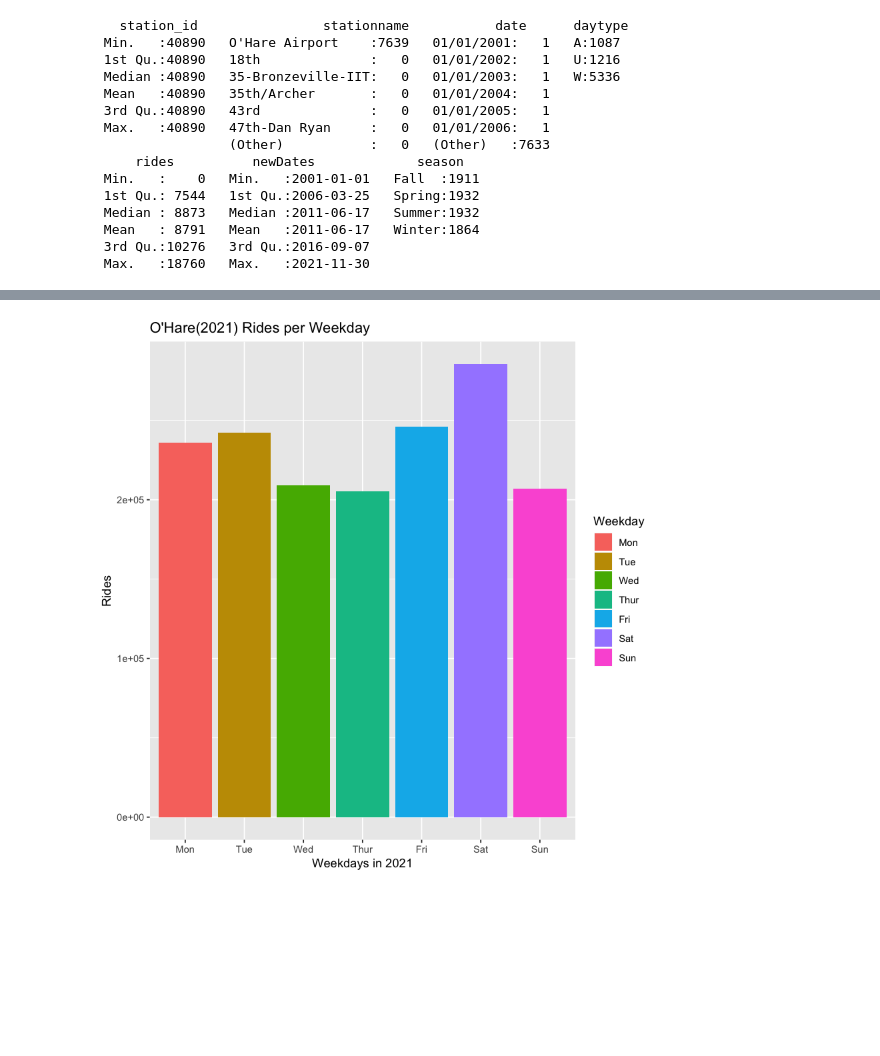
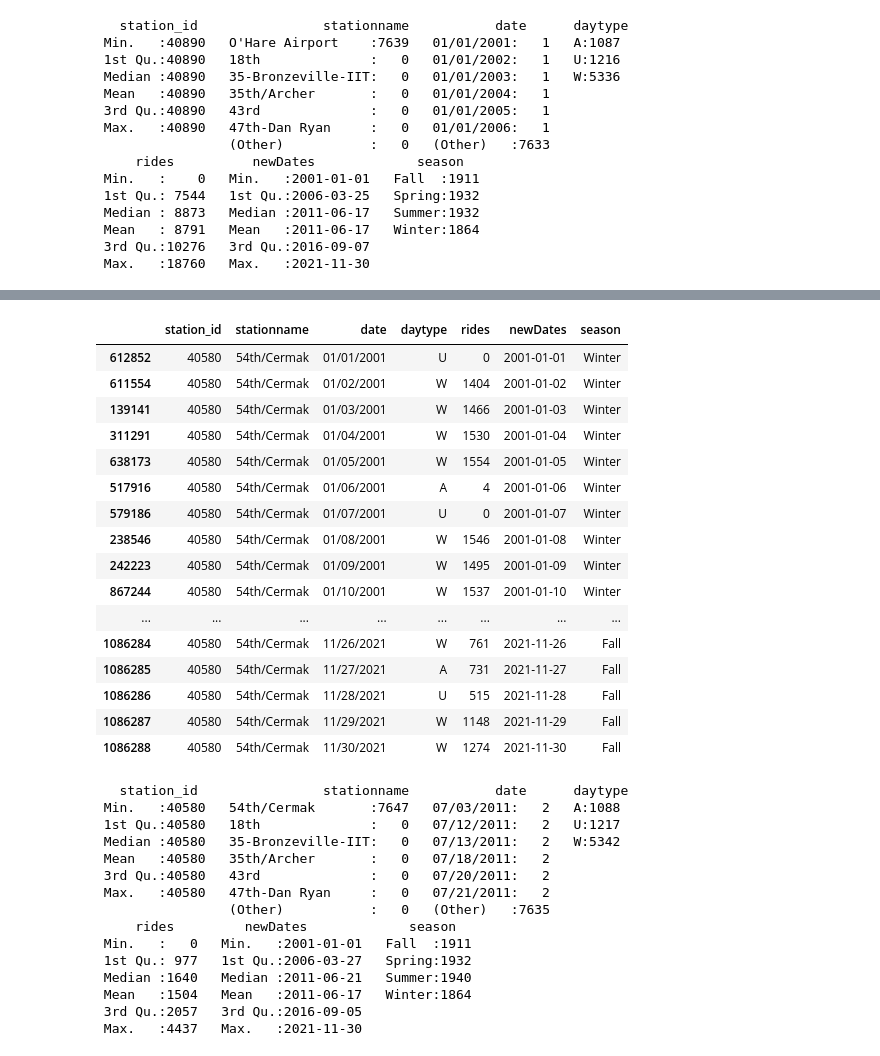
Before and after one commit to kaowayne8/424_CTA_STOP, a Jupyter notebook: TestR.ipynb, the cells around one changed output, grey strips where cells are left out. Saved outputs shown, nothing was run; the diff lists cells and outputs as text; code cells hidden in the pictures; blank space fills up the shorter version.

```diff
--- a/TestR.ipynb
+++ b/TestR.ipynb
@@ -367,14 +245,45 @@ ohare2021_plot_month
-# %%
-#O'Hare each day of the week in 2021
-#Maybe color by during school year / covid
-weekDayLimit = c(1,2,3,4,5,6,7)
-weekDayLabel <- c("Mon", "Tue", "Wed", "Thur", "Fri", "Sat", "Sun")
-ohare2021_plot_weekday<-ggplot(data=ohare2021, aes(factor(wday(ohare2021$newDates)), ohare2021$rides, fill=factor(wday(ohare2021$newDates)))) +
-    geom_bar(stat="identity") +
-    labs(x = "Weekdays in 2021", y = "Rides", title = "O'Hare(2021) Rides per Weekday", fill="Weekday") +
-    scale_x_discrete(limit = weekDayLimit, labels=weekDayLabel) +
-    scale_fill_discrete(name = "Weekday", labels = weekDayLabel)
-
-ohare2021_plot_weekday
-# %% [output]
-[figure, removed]
+# %%
+cermak <- subset(cta, stationname == "54th/Cermak")
+cermak <- cermak[order(as.Date(cermak$newDates, format="%y-%m-%d")),]
+cermak$season[month(cermak$newDates) == 3 | month(cermak$newDates) == 4 | month(cermak$newDates) == 5 ] <- "Spring"
+cermak$season[month(cermak$newDates) == 6 | month(cermak$newDates) == 7 | month(cermak$newDates) == 8 ] <- "Summer"
+cermak$season[month(cermak$newDates) == 9 | month(cermak$newDates) == 10 | month(cermak$newDates) == 11 ] <- "Fall"
+cermak$season[month(cermak$newDates) == 12 | month(cermak$newDates) == 1 | month(cermak$newDates) == 2 ] <- "Winter"
+cermak$season <- factor(cermak$season)
+
+cermak
+summary(cermak)
+write.table(cermak, file='cermak.tsv', quote=FALSE, sep='\t', col.names = NA)
+# %% [output]
+|  | station_id | stationname | date | daytype | rides | newDates | season |
+| 612852 | 40580 | 54th/Cermak | 01/01/2001 | U | 0 | 2001-01-01 | Winter |
+| 611554 | 40580 | 54th/Cermak | 01/02/2001 | W | 1404 | 2001-01-02 | Winter |
+| 139141 | 40580 | 54th/Cermak | 01/03/2001 | W | 1466 | 2001-01-03 | Winter |
+| 311291 | 40580 | 54th/Cermak | 01/04/2001 | W | 1530 | 2001-01-04 | Winter |
+| 638173 | 40580 | 54th/Cermak | 01/05/2001 | W | 1554 | 2001-01-05 | Winter |
+| 517916 | 40580 | 54th/Cermak | 01/06/2001 | A | 4 | 2001-01-06 | Winter |
+| 579186 | 40580 | 54th/Cermak | 01/07/2001 | U | 0 | 2001-01-07 | Winter |
+| 238546 | 40580 | 54th/Cermak | 01/08/2001 | W | 1546 | 2001-01-08 | Winter |
+| 242223 | 40580 | 54th/Cermak | 01/09/2001 | W | 1495 | 2001-01-09 | Winter |
+| 867244 | 40580 | 54th/Cermak | 01/10/2001 | W | 1537 | 2001-01-10 | Winter |
+| ... | ... | ... | ... | ... | ... | ... | ... |
+| 1086284 | 40580 | 54th/Cermak | 11/26/2021 | W | 761 | 2021-11-26 | Fall |
+| 1086285 | 40580 | 54th/Cermak | 11/27/2021 | A | 731 | 2021-11-27 | Fall |
+| 1086286 | 40580 | 54th/Cermak | 11/28/2021 | U | 515 | 2021-11-28 | Fall |
+| 1086287 | 40580 | 54th/Cermak | 11/29/2021 | W | 1148 | 2021-11-29 | Fall |
+| 1086288 | 40580 | 54th/Cermak | 11/30/2021 | W | 1274 | 2021-11-30 | Fall |
+   station_id                stationname           date      daytype
+ Min.   :40580   54th/Cermak       :7647   07/03/2011:   2   A:1088
+ 1st Qu.:40580   18th              :   0   07/12/2011:   2   U:1217
+ Median :40580   35-Bronzeville-IIT:   0   07/13/2011:   2   W:5342
+ Mean   :40580   35th/Archer       :   0   07/18/2011:   2
+ 3rd Qu.:40580   43rd              :   0   07/20/2011:   2
+ Max.   :40580   47th-Dan Ryan     :   0   07/21/2011:   2
+                 (Other)           :   0   (Other)   :7635
+     rides         newDates             season
+ Min.   :   0   Min.   :2001-01-01   Fall  :1911
+ 1st Qu.: 977   1st Qu.:2006-03-27   Spring:1932
+ Median :1640   Median :2011-06-21   Summer:1940
+ Mean   :1504   Mean   :2011-06-17   Winter:1864
+ 3rd Qu.:2057   3rd Qu.:2016-09-05
+ Max.   :4437   Max.   :2021-11-30
```
Also changed, not shown: parts of 17 cells of this notebook, 3 other files.
